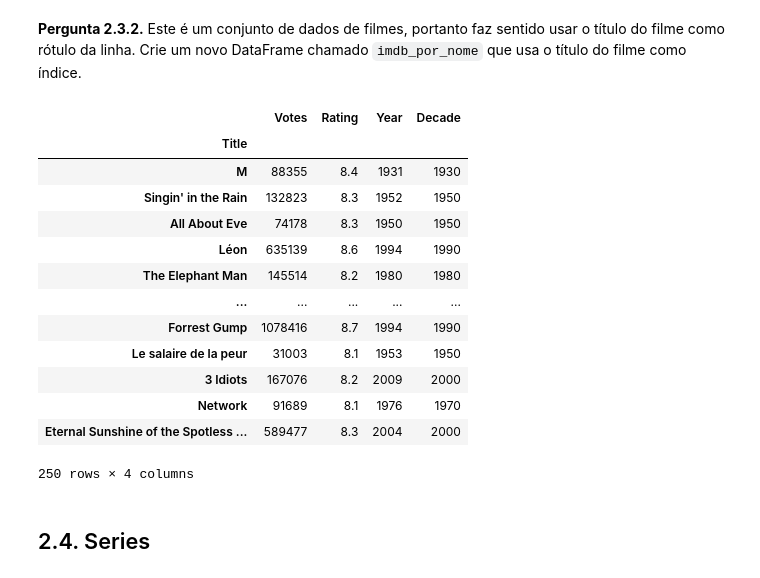
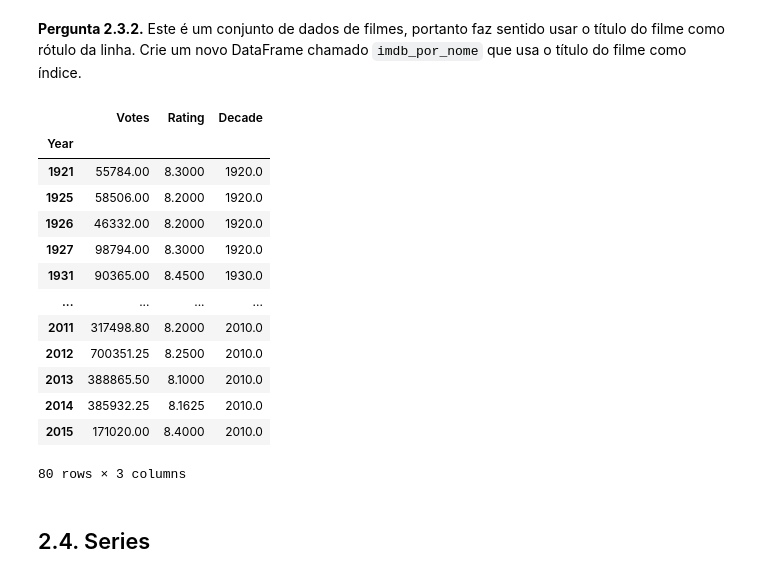
Before and after one commit to EduardoBirchal/UFMG-Ciencia-De-Dados, a Jupyter notebook: Sem-1/FCD/lista1.ipynb, the cells around one changed output. Saved outputs shown, nothing was run; the diff lists cells and outputs as text; code cells hidden in the pictures.

```diff
--- a/Sem-1/FCD/lista1.ipynb
+++ b/Sem-1/FCD/lista1.ipynb
@@ -628,23 +628,23 @@ Abra o arquivo `imdb.csv` nessa pasta e observe o formato. O que você percebe?
 # %% [markdown]
 **Pergunta 2.3.2.** Este é um conjunto de dados de filmes, portanto faz sentido usar o título do filme como rótulo da linha. Crie um novo DataFrame chamado `imdb_por_nome` que usa o título do filme como índice.
 # %%
-imdb_por_nome = imdb.set_index('Title')
-imdb_por_nome
+imdb_por_nome = imdb.groupby('Year')
+imdb_por_nome.mean()
 # %% [output]
-|  | Votes | Rating | Year | Decade |
-| Title |  |  |  |  |
-| M | 88355 | 8.4 | 1931 | 1930 |
-| Singin' in the Rain | 132823 | 8.3 | 1952 | 1950 |
-| All About Eve | 74178 | 8.3 | 1950 | 1950 |
-| Léon | 635139 | 8.6 | 1994 | 1990 |
-| The Elephant Man | 145514 | 8.2 | 1980 | 1980 |
-| ... | ... | ... | ... | ... |
-| Forrest Gump | 1078416 | 8.7 | 1994 | 1990 |
-| Le salaire de la peur | 31003 | 8.1 | 1953 | 1950 |
-| 3 Idiots | 167076 | 8.2 | 2009 | 2000 |
-| Network | 91689 | 8.1 | 1976 | 1970 |
-| Eternal Sunshine of the Spotless ... | 589477 | 8.3 | 2004 | 2000 |
+|  | Votes | Rating | Decade |
+| Year |  |  |  |
+| 1921 | 55784.00 | 8.3000 | 1920.0 |
+| 1925 | 58506.00 | 8.2000 | 1920.0 |
+| 1926 | 46332.00 | 8.2000 | 1920.0 |
+| 1927 | 98794.00 | 8.3000 | 1920.0 |
+| 1931 | 90365.00 | 8.4500 | 1930.0 |
+| ... | ... | ... | ... |
+| 2011 | 317498.80 | 8.2000 | 2010.0 |
+| 2012 | 700351.25 | 8.2500 | 2010.0 |
+| 2013 | 388865.50 | 8.1000 | 2010.0 |
+| 2014 | 385932.25 | 8.1625 | 2010.0 |
+| 2015 | 171020.00 | 8.4000 | 2010.0 |
-250 rows × 4 columns
+80 rows × 3 columns
 # %% [markdown]
 ## 2.4. Series
 # %% [markdown]
```
Also changed, not shown: parts of 1 cell of this notebook, 3 other files.
